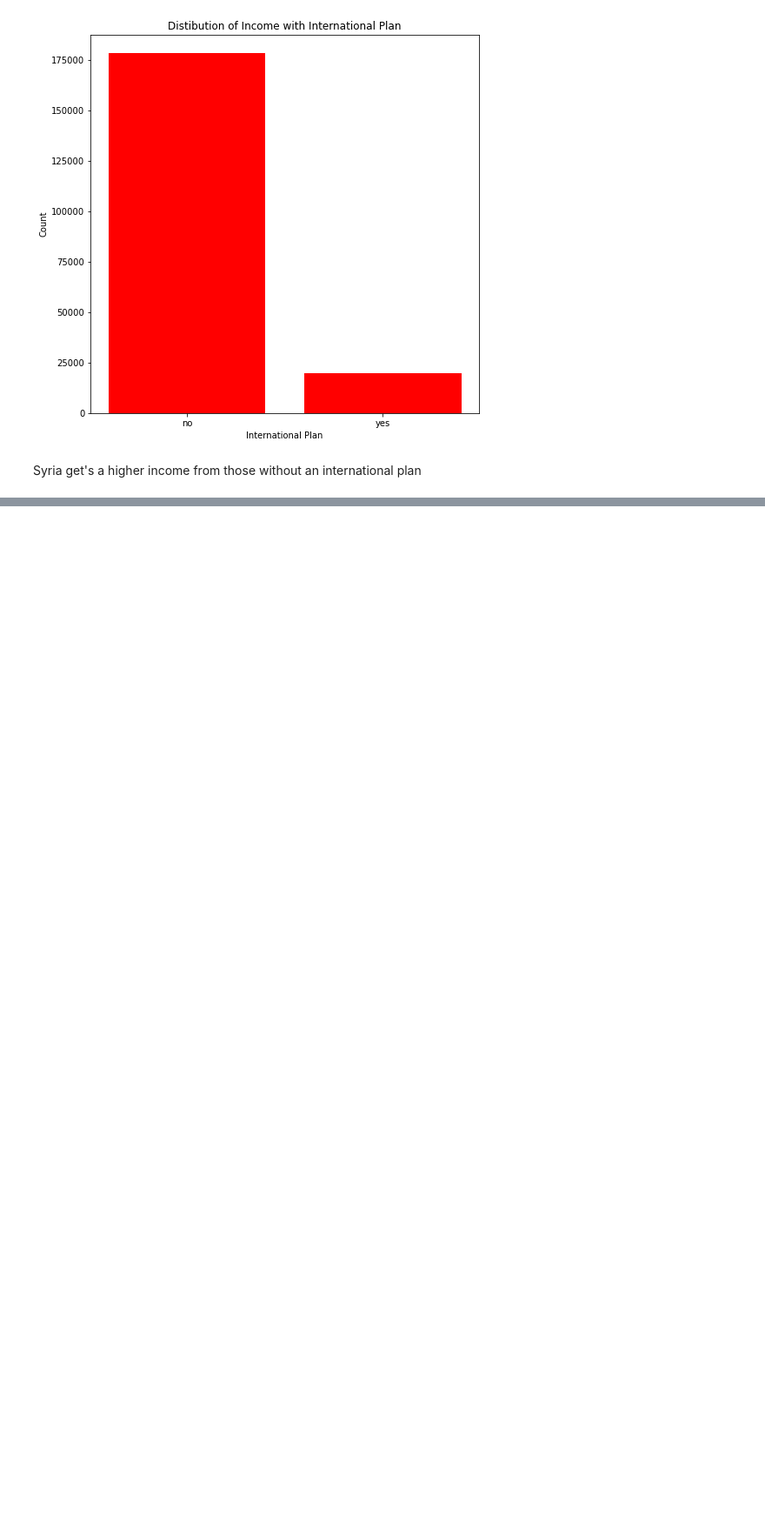
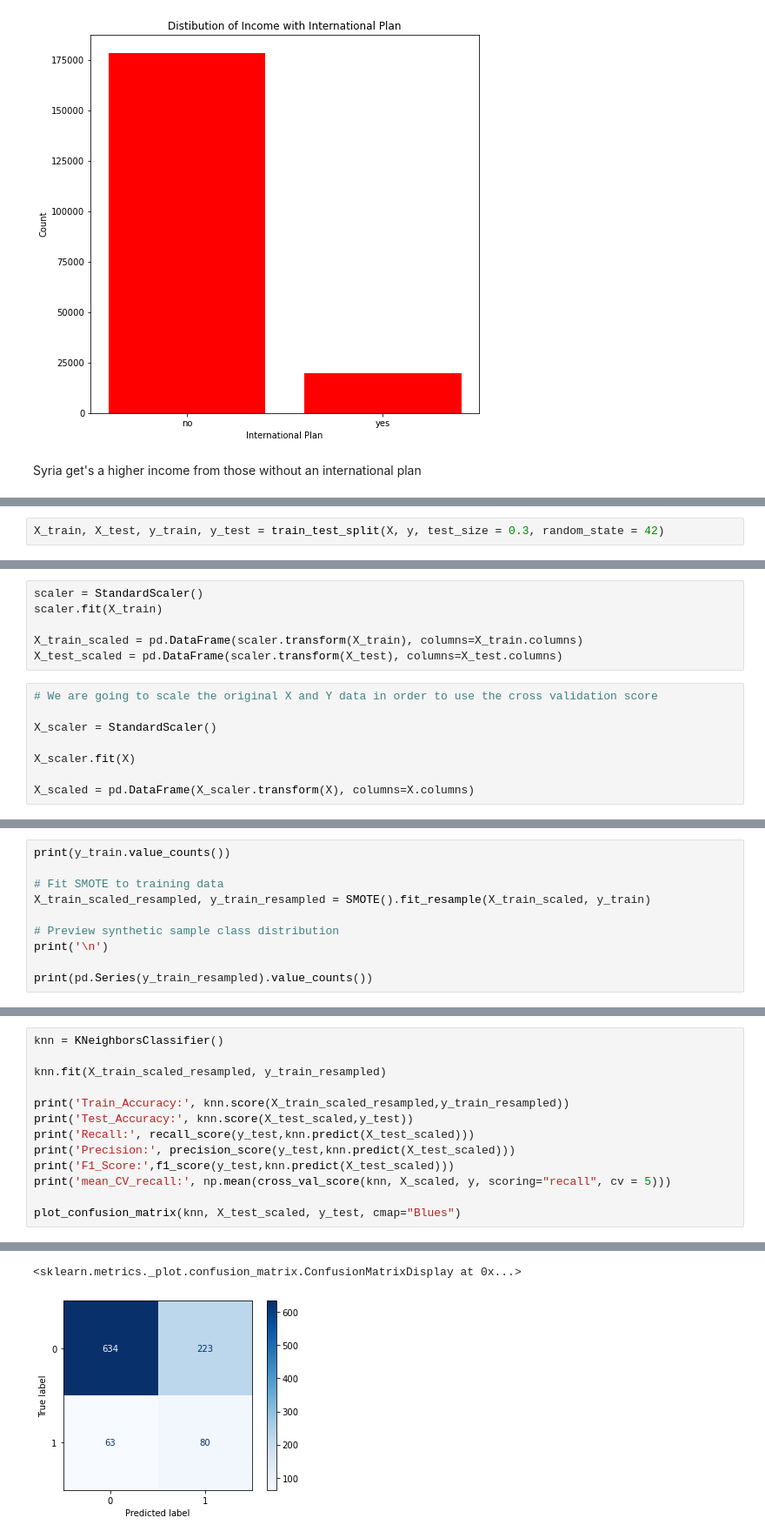
Before and after one commit to KeruboJ/SyriaTel-Customer-Churn-project, a Jupyter notebook: ipynb.ipynb, the cells around one changed output, grey strips where cells are left out. Shown at 87% size. Drawn from its saved outputs; the diff is of its cells as text; blank space fills up the shorter version.

```diff
--- a/ipynb.ipynb
+++ b/ipynb.ipynb
@@ -367,0 +427,2 @@ Syria get's a higher income from those without an international plan
+# %%
+X_train, X_test, y_train, y_test = train_test_split(X, y, test_size = 0.3, random_state = 42)
@@ -367,0 +437,14 @@ Syria get's a higher income from those without an international plan
+# %%
+scaler = StandardScaler()
+scaler.fit(X_train)
+
+X_train_scaled = pd.DataFrame(scaler.transform(X_train), columns=X_train.columns)
+X_test_scaled = pd.DataFrame(scaler.transform(X_test), columns=X_test.columns)
+# %%
+# We are going to scale the original X and Y data in order to use the cross validation score
+
+X_scaler = StandardScaler()
+
+X_scaler.fit(X)
+
+X_scaled = pd.DataFrame(X_scaler.transform(X), columns=X.columns)
@@ -367,0 +473,10 @@ Syria get's a higher income from those without an international plan
+# %%
+print(y_train.value_counts())
+
+# Fit SMOTE to training data
+X_train_scaled_resampled, y_train_resampled = SMOTE().fit_resample(X_train_scaled, y_train)
+
+# Preview synthetic sample class distribution
+print('\n')
+
+print(pd.Series(y_train_resampled).value_counts())
@@ -367,0 +492,14 @@ Syria get's a higher income from those without an international plan
+# %%
+knn = KNeighborsClassifier()
+
+knn.fit(X_train_scaled_resampled, y_train_resampled)
+
+print('Train_Accuracy:', knn.score(X_train_scaled_resampled,y_train_resampled))
+print('Test_Accuracy:', knn.score(X_test_scaled,y_test))
+print('Recall:', recall_score(y_test,knn.predict(X_test_scaled)))
+print('Precision:', precision_score(y_test,knn.predict(X_test_scaled)))
+print('F1_Score:',f1_score(y_test,knn.predict(X_test_scaled)))
+print('mean_CV_recall:', np.mean(cross_val_score(knn, X_scaled, y, scoring="recall", cv = 5)))
+
+plot_confusion_matrix(knn, X_test_scaled, y_test, cmap="Blues")
+# %% [output]
@@ -367,0 +512,2 @@ Syria get's a higher income from those without an international plan
+<sklearn.metrics._plot.confusion_matrix.ConfusionMatrixDisplay at 0x...>
+[figure, added]
```
Also changed, not shown: parts of 28 cells of this notebook.
